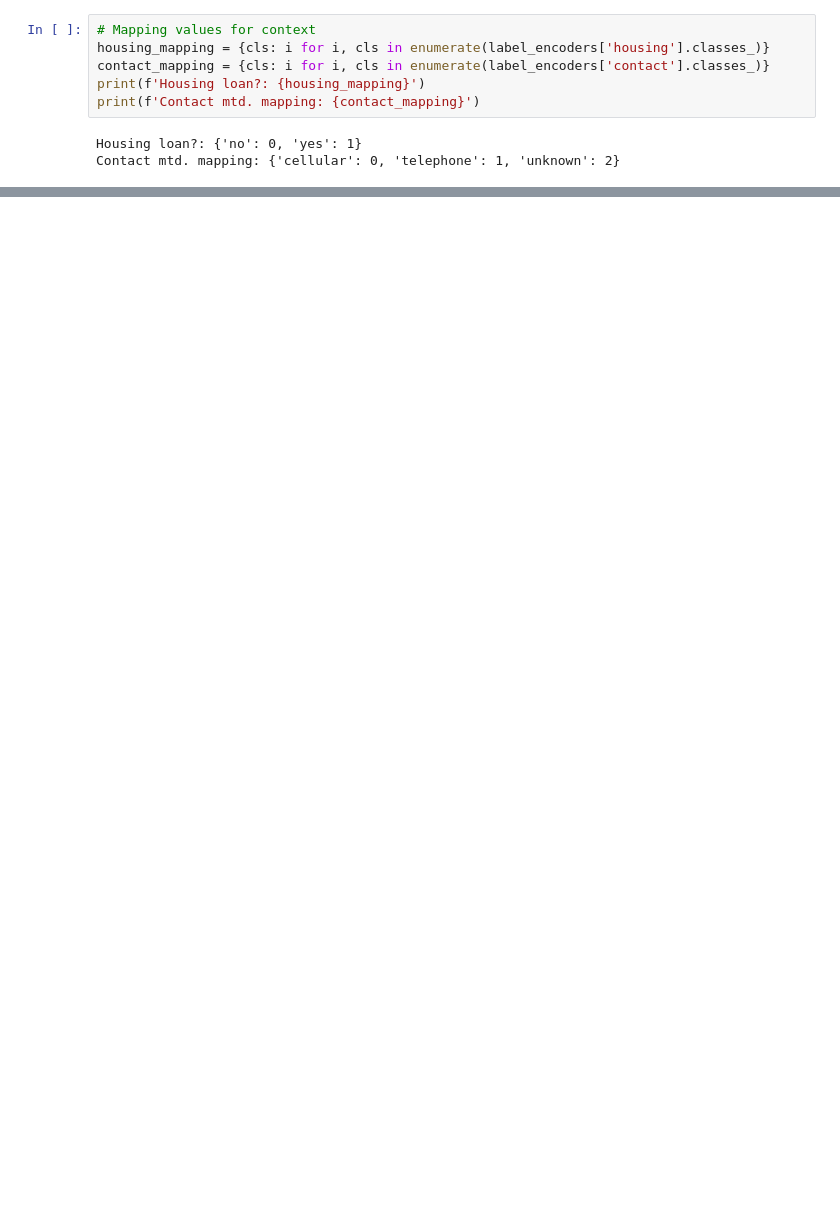
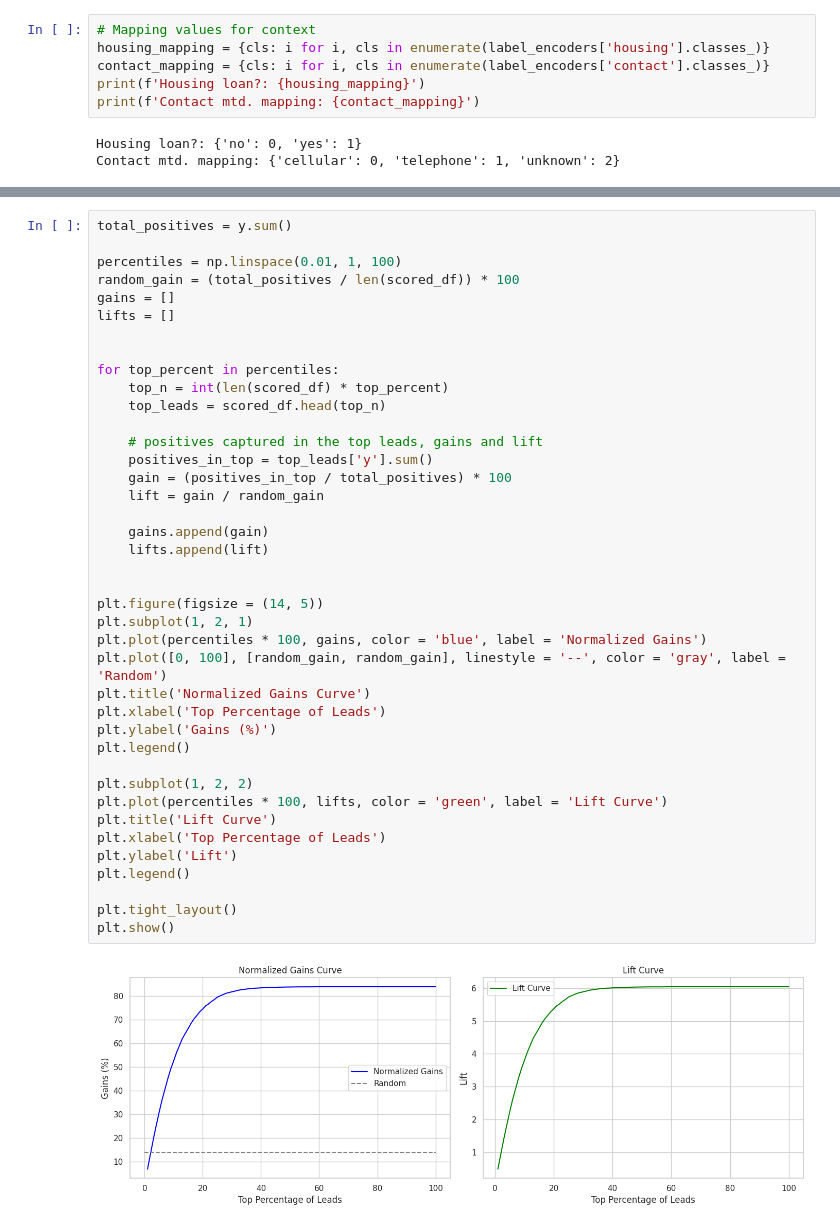
Before and after one commit to munas-git/BankCampaign-Propensity, a Jupyter notebook: term-deposits-optimal-marketing-targets.ipynb, the cells around one changed output, grey strips where cells are left out. Drawn from its saved outputs; the diff is of its cells as text; blank space fills up the shorter version.

```diff
--- a/term-deposits-optimal-marketing-targets.ipynb
+++ b/term-deposits-optimal-marketing-targets.ipynb
@@ -490,0 +568,42 @@ The SHAP plot above provides a more detailed explanation of feature contribution
+# %%
+total_positives = y.sum()
+
+percentiles = np.linspace(0.01, 1, 100)
+random_gain = (total_positives / len(scored_df)) * 100
+gains = []
+lifts = []
+
+
+for top_percent in percentiles:
+    top_n = int(len(scored_df) * top_percent)
+    top_leads = scored_df.head(top_n)
+
+    # positives captured in the top leads, gains and lift
+    positives_in_top = top_leads['y'].sum()
+    gain = (positives_in_top / total_positives) * 100
+    lift = gain / random_gain
+
+    gains.append(gain)
+    lifts.append(lift)
+
+
+plt.figure(figsize = (14, 5))
+plt.subplot(1, 2, 1)
+plt.plot(percentiles * 100, gains, color = 'blue', label = 'Normalized Gains')
+plt.plot([0, 100], [random_gain, random_gain], linestyle = '--', color = 'gray', label = 'Random')
+plt.title('Normalized Gains Curve')
+plt.xlabel('Top Percentage of Leads')
+plt.ylabel('Gains (%)')
+plt.legend()
+
+plt.subplot(1, 2, 2)
+plt.plot(percentiles * 100, lifts, color = 'green', label = 'Lift Curve')
+plt.title('Lift Curve')
+plt.xlabel('Top Percentage of Leads')
+plt.ylabel('Lift')
+plt.legend()
+
+plt.tight_layout()
+plt.show()
+# %% [output]
+[figure, added]
```
Also changed, not shown: parts of 21 cells of this notebook.
